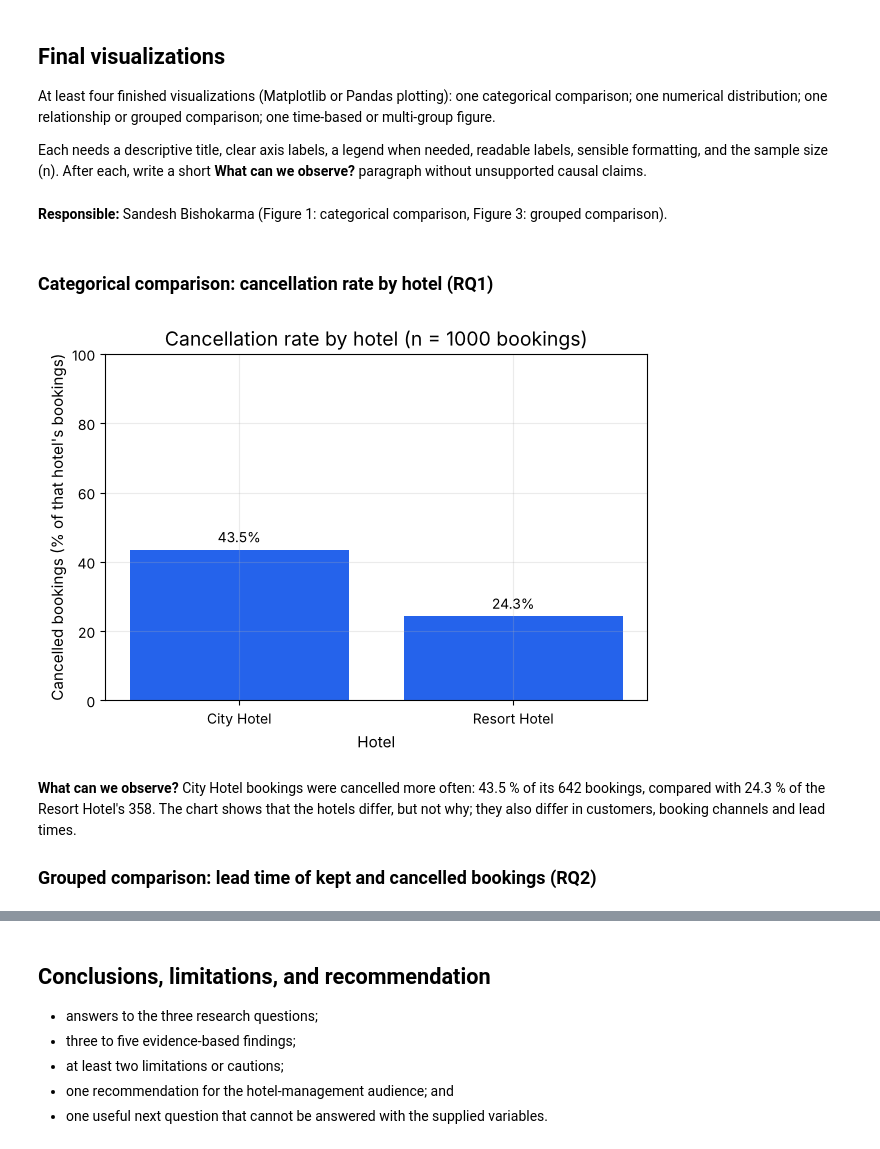
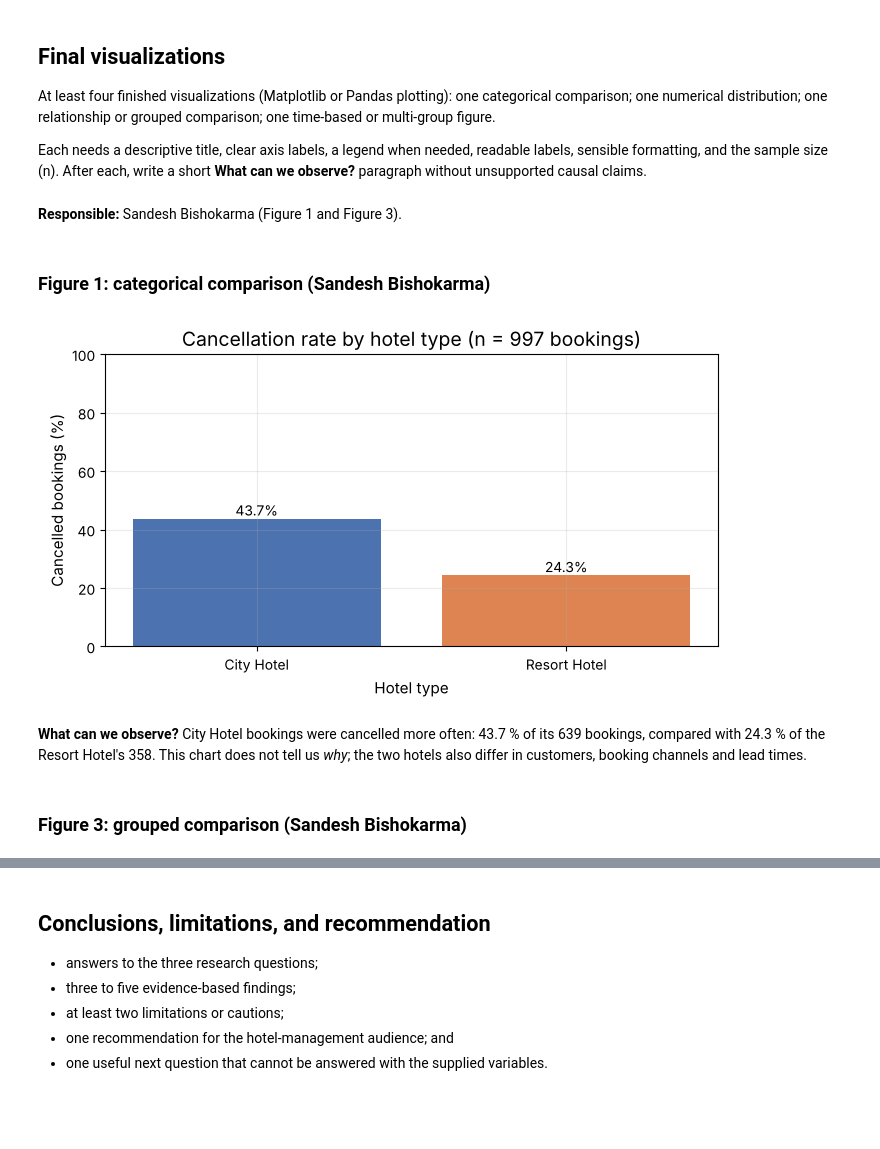
Before and after one commit to Acidburn07/hotel-booking-data-analysis, a Jupyter notebook: notebooks/work/sandesh.ipynb, the cells around one changed output, grey strips where cells are left out. Cells and saved outputs as stored; diff of their text form; code cells hidden in the pictures; blank space fills up the shorter version.

Commit message:
Update RQ1/RQ2 and report section to the cleaned data (997 bookings)
Co-Authored-By: Claude Opus 5.5 <noreply@anthropic.com>
Claude-Session: https://claude.ai/code/session_01FuKupHrS6yidq12N9G7ME8

```diff
--- a/notebooks/work/sandesh.ipynb
+++ b/notebooks/work/sandesh.ipynb
@@ -43,8 +88,0 @@ Rows and columns: (1000, 20)
-# %%
-# Readable labels for the cancellation column (uses `hotel`, the cleaned copy from the cleaning section)
-hotel["cancel_status"] = "Not cancelled"
-hotel.loc[hotel["is_canceled"] == 1, "cancel_status"] = "Cancelled"
-
-# Categorical x categorical: counts with totals
-counts = pd.crosstab(hotel["hotel"], hotel["cancel_status"], margins=True, margins_name="Total")
-counts
@@ -149,28 +205,25 @@ one relationship or grouped comparison; one time-based or multi-group figure.
 Each needs a descriptive title, clear axis labels, a legend when needed, readable labels, sensible formatting, and the sample size (n).
 After each, write a short **What can we observe?** paragraph without unsupported causal claims.
 # %% [markdown]
-**Responsible:** Sandesh Bishokarma (Figure 1: categorical comparison, Figure 3: grouped comparison).
+**Responsible:** Sandesh Bishokarma (Figure 1 and Figure 3).
-# %% [markdown]
-### Categorical comparison: cancellation rate by hotel (RQ1)
+# %% [markdown]
+### Figure 1: categorical comparison (Sandesh Bishokarma)
 # %%
-hotel_rate = hotel.groupby("hotel").agg(
-    bookings=("is_canceled", "count"),
-    cancel_rate_pct=("is_canceled", "mean"),
-)
-hotel_rate["cancel_rate_pct"] = (hotel_rate["cancel_rate_pct"] * 100).round(1)
-
-fig, ax = plt.subplots(figsize=(7, 4.5))
-bars = ax.bar(hotel_rate.index, hotel_rate["cancel_rate_pct"], color="#2563eb")
-ax.bar_label(bars, fmt="%.1f%%", padding=3)
-ax.set_title(f"Cancellation rate by hotel (n = {hotel_rate['bookings'].sum()} bookings)")
-ax.set_xlabel("Hotel")
-ax.set_ylabel("Cancelled bookings (% of that hotel's bookings)")
+# Figure 1: cancellation rate by hotel
+rate = hotel.groupby("hotel")["is_canceled"].agg(["mean", "count"])
+fig, ax = plt.subplots(figsize=(7, 4))
+bars = ax.bar(rate.index, rate["mean"] * 100, color=["#4C72B0", "#DD8452"])
+ax.bar_label(bars, labels=[f"{v:.1f}%" for v in rate["mean"] * 100])
+ax.set_title(f"Cancellation rate by hotel type (n = {rate['count'].sum()} bookings)")
+ax.set_xlabel("Hotel type")
+ax.set_ylabel("Cancelled bookings (%)")
 ax.set_ylim(0, 100)
+plt.tight_layout()
 plt.show()
 # %% [output]
-[figure, old version]
+[figure, new version]
 # %% [markdown]
-**What can we observe?** City Hotel bookings were cancelled more often: 43.5 % of its 642 bookings, compared with 24.3 % of the Resort Hotel's 358. The chart shows that the hotels differ, but not why; they also differ in customers, booking channels and lead times.
-
-### Grouped comparison: lead time of kept and cancelled bookings (RQ2)
+**What can we observe?** City Hotel bookings were cancelled more often: 43.7 % of its 639 bookings, compared with 24.3 % of the Resort Hotel's 358. This chart does not tell us *why*; the two hotels also differ in customers, booking channels and lead times.
+# %% [markdown]
+### Figure 3: grouped comparison (Sandesh Bishokarma)
 # %%
```
Also changed, not shown: parts of 20 cells of this notebook, 1 other file.
